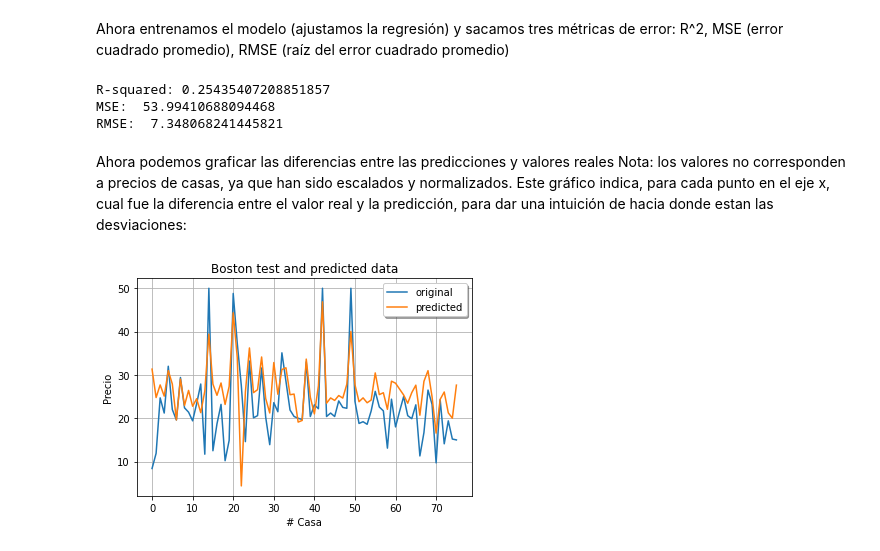
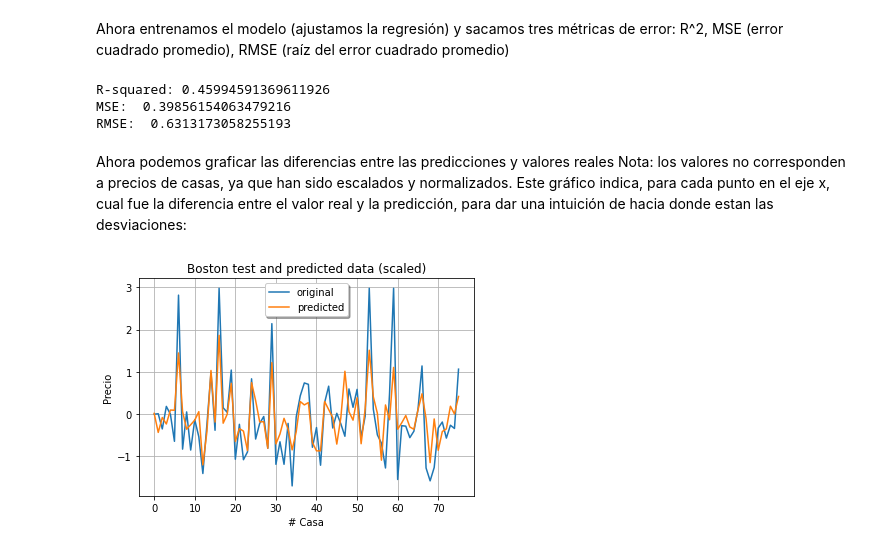
Before and after one commit to aboltCD/aboltCD, a Jupyter notebook: Regresión_Lineal_SGD.ipynb, the cells around one changed output. Drawn from its saved outputs; the diff is of its cells as text; code cells hidden in the pictures.

```diff
--- a/Regresión_Lineal_SGD.ipynb
+++ b/Regresión_Lineal_SGD.ipynb
@@ -35,15 +35,21 @@ df["MEDV"] = boston.target
 X = df[["RM"]]
 
 #Target Variable
-y = df["MEDV"]
+y = df[["MEDV"]]
 
 df.head()
 
 #Con escalamiento
-#X = scale(X)
-#y = scale(y)
+scaler = StandardScaler()
 
 X_train, X_test, y_train, y_test = train_test_split(X, y, test_size=.15)
+
+scalerX = StandardScaler().fit(X_train)
+scalery = StandardScaler().fit(y_train)
+X_train = scalerX.transform(X_train)
+y_train = scalery.transform(y_train)
+X_test = scalerX.transform(X_test)
+y_test = scalery.transform(y_test)
 # %% [output]
 .. _boston_dataset:
 
@@ -80,21 +86,21 @@ mse = mean_squared_error(y_test, y_pred)
 print("MSE: ", mse)
 print("RMSE: ", mse**(1/2.0))
 # %% [output]
-R-squared: 0.25435407208851857
-MSE:  53.99410688094468
-RMSE:  7.348068241445821
+R-squared: 0.45994591369611926
+MSE:  0.39856154063479216
+RMSE:  0.6313173058255193
 # %% [markdown]
 Ahora podemos graficar las diferencias entre las predicciones y valores reales
 Nota: los valores no corresponden a precios de casas, ya que han sido escalados y normalizados. Este gráfico indica, para cada punto en el eje x, cual fue la diferencia entre el valor real y la predicción, para dar una intuición de hacia donde estan las desviaciones:
 # %%
 X_ax = range(len(y_test))
 plt.plot(X_ax, y_test, label="original")
 plt.plot(X_ax, y_pred, label="predicted")
-plt.title("Boston test and predicted data")
+plt.title("Boston test and predicted data (scaled)")
 plt.xlabel('# Casa')
 plt.ylabel('Precio')
 plt.legend(loc='best',fancybox=True, shadow=True)
 plt.grid(True)
 plt.show()
 # %% [output]
-[figure, old version]
+[figure, new version]
```
Also changed, not shown: parts of 3 cells of this notebook.
